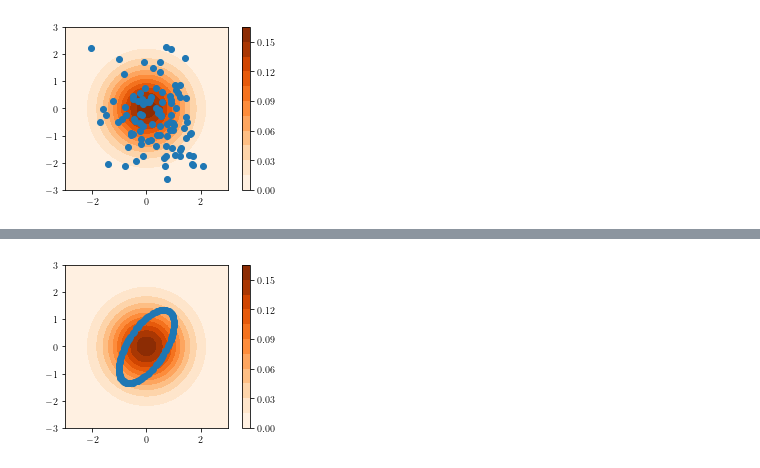
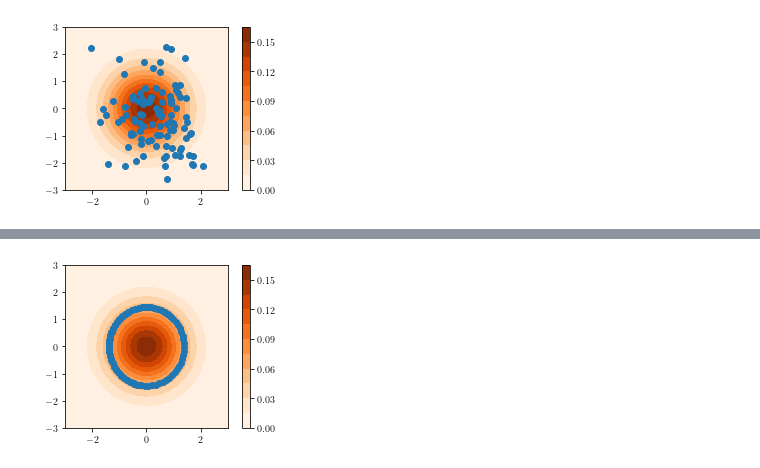
Before and after one commit to aodongli/markov-chain-monte-carlo, a Jupyter notebook: hamiltonian-monte-carlo-toy-data.ipynb, the cells around one changed output, grey strips where cells are left out. Saved outputs shown, nothing was run; the diff lists cells and outputs as text; code cells hidden in the pictures.

```diff
--- a/hamiltonian-monte-carlo-toy-data.ipynb
+++ b/hamiltonian-monte-carlo-toy-data.ipynb
@@ -98,7 +98,6 @@ def hamiltonian_dynamics(score_fun, num_samples=20, ndim=2, step_size=0.1, rng=N
     p = np.array([-1, 1])
 #     p = np.array([-0.5, 0.5])
     for _ in range(num_samples):
-        rng.normal(size=ndim)
         q = q + step_size*p
         p = p + step_size*score_fun(q)
 #         x = x + step_size*score_fun(x) + np.sqrt(2*step_size)*noise
@@ -151,24 +150,24 @@ fig
 # %%
-# langevin dynamics
+# HMC
 gauss = StandardGaussian2D()
 
 x = np.linspace(-3, 3, 100)
 y = np.linspace(-3, 3, 100)
 
 X, Y = np.meshgrid(x, y)
 Z = np.stack((X, Y), axis=-1)
 prob = gauss.prob(Z)
 
 fig = plt.Figure(figsize=(5, 3))
 ax = fig.subplots(nrows=1, ncols=1)
 ctf = ax.contourf(X, Y, prob, 10, cmap='Oranges')
 fig.colorbar(mappable=ctf, ax=ax)
 ax.set_aspect('equal')
 
-samples = hamiltonian_dynamics(gauss.score_fun, num_samples=100, step_size=0.7)
+samples = hamiltonian_dynamics(gauss.score_fun, num_samples=100, step_size=0.1)
 
 ax.scatter(samples[:,0], samples[:,1])
 # ax.plot(samples[:,0], samples[:,1])
 fig
 # %% [output]
-[figure, old version]
+[figure, new version]
```
Also changed, not shown: parts of 1 cell of this notebook.
